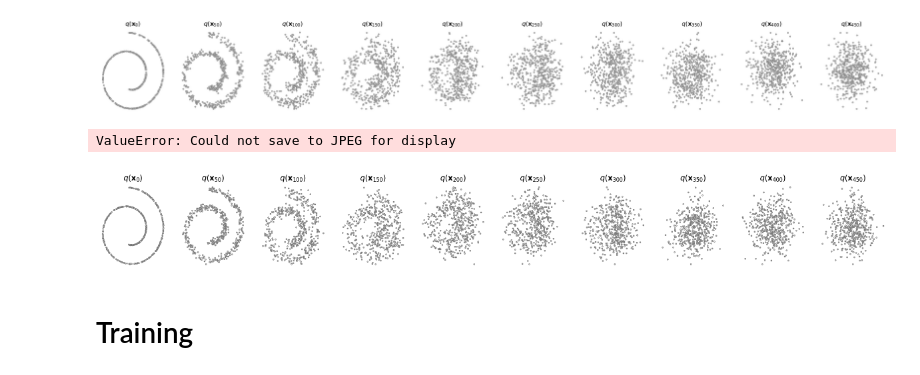
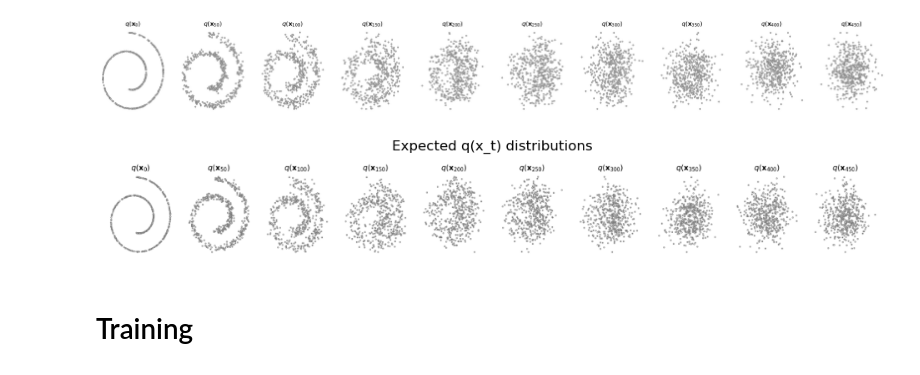
Before and after one commit to Sidharth3301/Diffusion-Assignment1-DDPM, a Jupyter notebook: 2d_plot_diffusion_todo/ddpm_tutorial.ipynb, the cells around one changed output. Cells and saved outputs as stored; diff of their text form; code cells hidden in the pictures.

```diff
--- a/2d_plot_diffusion_todo/ddpm_tutorial.ipynb
+++ b/2d_plot_diffusion_todo/ddpm_tutorial.ipynb
@@ -88,11 +88,18 @@ for i, t in enumerate(range(0, 500, 50)):
 [figure]
 # %%
 # You should be able to see the distributions as below.
-vis_qs = Image.open("../assets/images/qs.png")
-display(vis_qs)
+import matplotlib.pyplot as plt
+import matplotlib.image as mpimg
+
+# Load and display the image using matplotlib
+vis_qs = mpimg.imread("../assets/images/qs.png")
+plt.figure(figsize=(12, 4))
+plt.imshow(vis_qs)
+plt.axis('off')
+plt.title('Expected q(x_t) distributions')
+plt.show()
 # %% [output]
-ValueError: Could not save to JPEG for display
-[figure, old version]
+[figure, new version]
 # %% [markdown]
 # Training
 # %%
```
Also changed, not shown: parts of 1 cell of this notebook, 3 other files.
